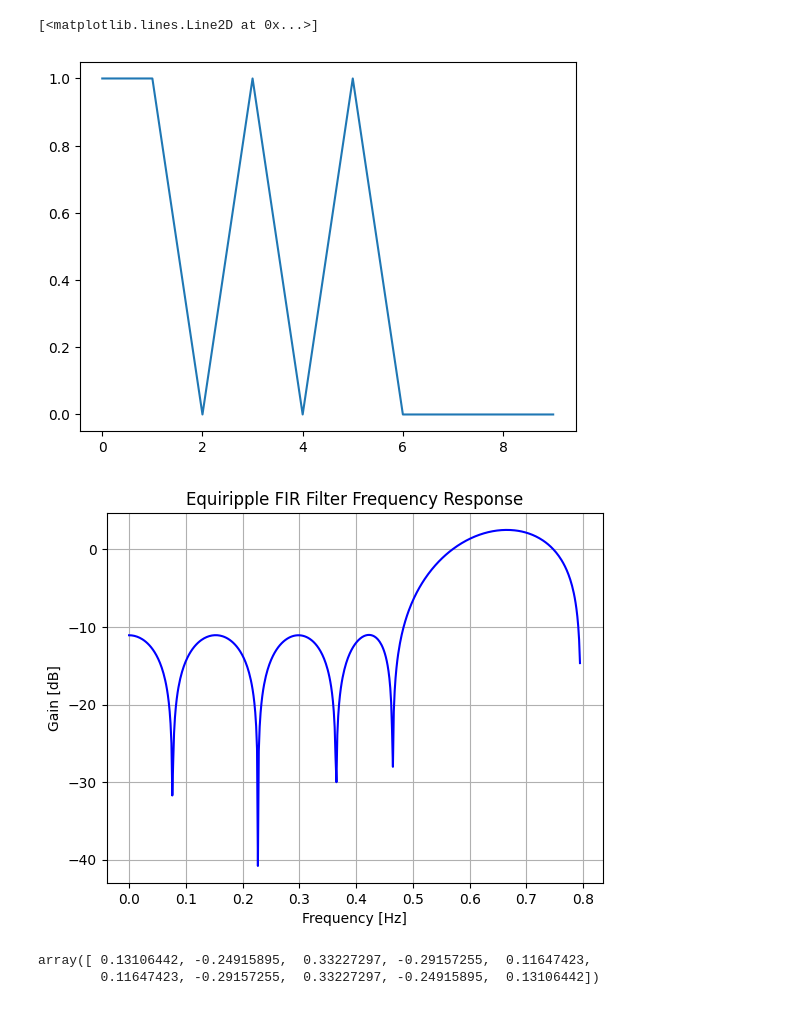
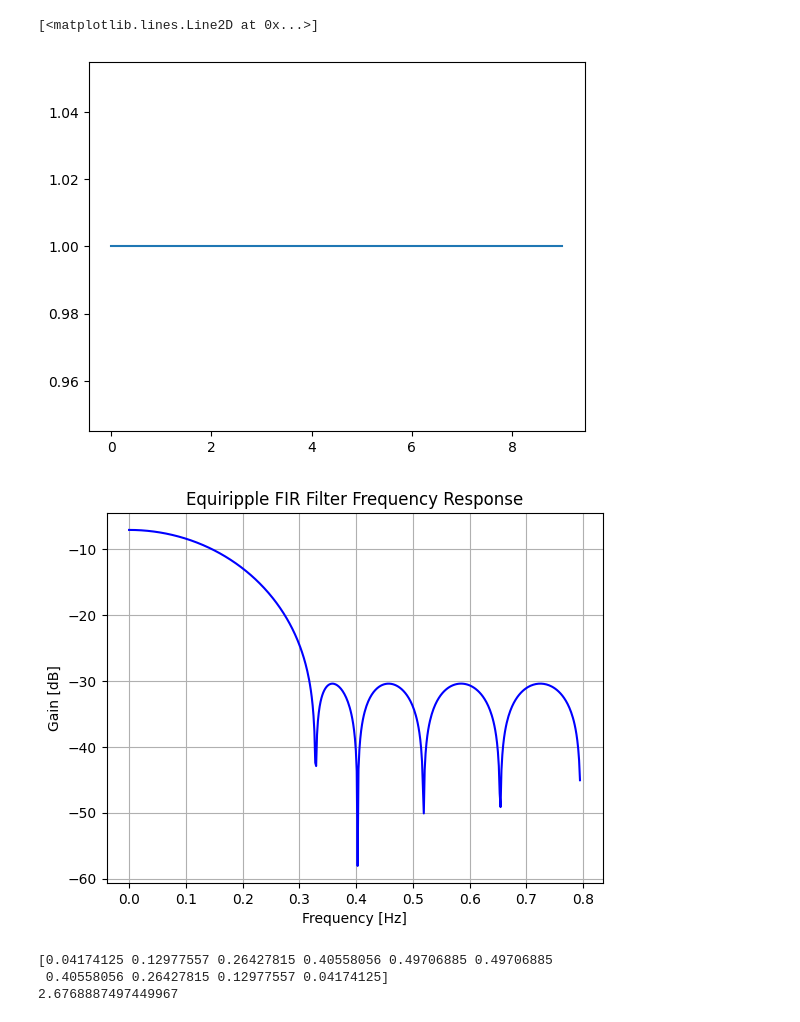
Before and after one commit to Jibby2k1/DinoDetect, a Jupyter notebook: SentimentSignal.ipynb, the cells around one changed output. Saved outputs shown, nothing was run; the diff lists cells and outputs as text; code cells hidden in the pictures.

```diff
--- a/SentimentSignal.ipynb
+++ b/SentimentSignal.ipynb
@@ -6,49 +6,53 @@ import matplotlib.pyplot as plt
 from scipy.signal import kaiserord, firwin, freqz, lfilter, stft
 from scipy.fft import fft, ifft, fftfreq
 import librosa
-test = [1, 1, 0, 1, 0, 1, 0, 0, 0, 0]
+test = [1, 1, 1, 1, 1, 1, 1, 1, 1, 1]
 time = np.arange(10);
 plt.plot(time, test)
 # %% [output]
 [<matplotlib.lines.Line2D at 0x...>]
-[figure, old version]
+[figure, new version]
 # %%
 import numpy as np
 import matplotlib.pyplot as plt
 from scipy.signal import remez, freqz
 
 # Parameters for the equiripple filter design
 fs = 10
-cutoff_freq = 3
+cutoff_freq = 1
 transition_width = 1  # Width of the transition band in Hz
 
 # Calculate the number of taps for the equiripple filter design
 nyquist = 0.5 * fs
 
 # Design the equiripple FIR filter
 #we are using the kaiser # of taps
 taps = remez(numtaps = 10,
              bands = [0, cutoff_freq, (cutoff_freq + transition_width), nyquist],
-             desired = [0, 1],
-             weight = [10, 1], #this prioritizes minimizing error in the stopband
+             desired = [1, 0],
+             weight = [1, 1000], #this prioritizes minimizing error in the stopband
              fs=fs,
              maxiter = 1000)
 
 # Plot the frequency response of the equiripple filter
 w, h = freqz(taps, fs=fs)
 plt.plot( w / (2 * np.pi), 10 * np.log10(np.abs(h)), 'b')
 plt.title('Equiripple FIR Filter Frequency Response')
 plt.xlabel('Frequency [Hz]')
 plt.ylabel('Gain [dB]')
 plt.grid()
 plt.show()
 # %% [output]
-[figure, old version]
+[figure, new version]
-# %%
-taps
-# %% [output]
-array([ 0.13106442, -0.24915895,  0.33227297, -0.29157255,  0.11647423,
-        0.11647423, -0.29157255,  0.33227297, -0.24915895,  0.13106442])
+# %%
+norm_taps = taps/np.linalg.norm(taps)
+print(norm_taps)
+taps_sum = np.sum(norm_taps)
+print(taps_sum)
+# %% [output]
+[0.04174125 0.12977557 0.26427815 0.40558056 0.49706885 0.49706885
+ 0.40558056 0.26427815 0.12977557 0.04174125]
+2.6768887497449967
 # %%
 output_signal = lfilter(taps, 1, test)
 w, h = freqz(output_signal, fs=fs)
```
Also changed, not shown: parts of 1 cell of this notebook.
